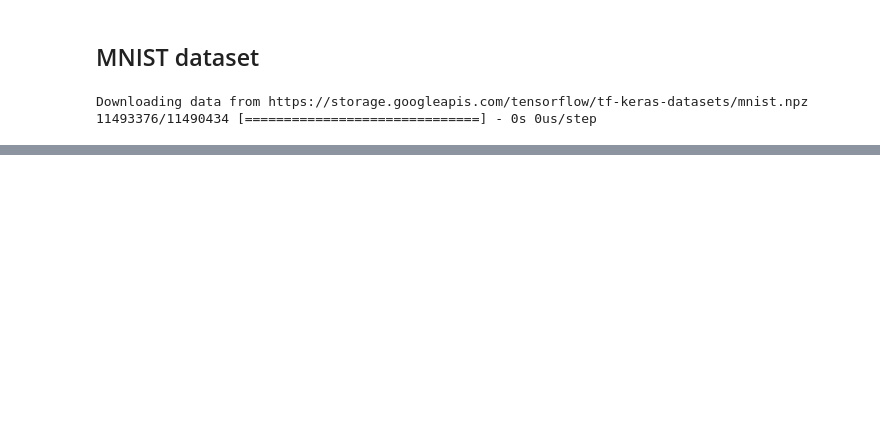
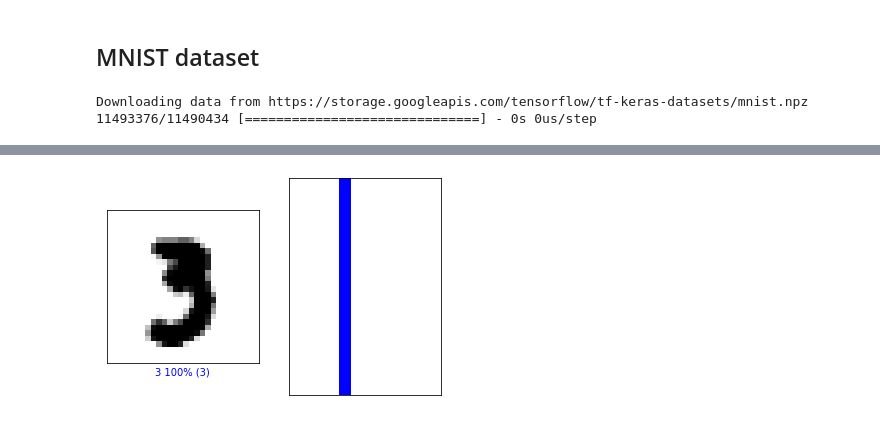
Before and after one commit to vishwanath103/MIT-DL-Course, a Jupyter notebook: MNIST_Digit_Classification.ipynb, the cells around one changed output, grey strips where cells are left out. Saved outputs shown, nothing was run; the diff lists cells and outputs as text; code cells hidden in the pictures; blank space fills up the shorter version.

```diff
--- a/MNIST_Digit_Classification.ipynb
+++ b/MNIST_Digit_Classification.ipynb
@@ -74,0 +99,26 @@ model.compile(optimizer=tf.keras.optimizers.SGD(learning_rate=1e-1),
+# %%
+def build_cnn_model():
+  cnn_model = tf.keras.Sequential([
+              # First convolutional layer
+              tf.keras.layers.Conv2D(filters=24, kernel_size=(3,3), activation=tf.nn.relu),
+
+              # First first max pooling layer
+              tf.keras.layers.MaxPool2D(pool_size=(2,2)),
+
+              # Second convolutional layer
+              tf.keras.layers.Conv2D(filters=36, kernel_size=(3,3), activation=tf.nn.relu),
+
+              # Secong max pooling layer
+              tf.keras.layers.MaxPool2D(pool_size=(2,2)),
+
+              tf.keras.layers.Flatten(),
+              tf.keras.layers.Dense(128, activation=tf.nn.relu),
+
+              # Dense layer to output the classification probabilities
+              tf.keras.layers.Dense(10, activation=tf.nn.softmax)
+  ])
+  return cnn_model
+
+cnn_model = build_cnn_model()
+cnn_model.predict(train_images[[0]])
+print(cnn_model.summary())
@@ -74,0 +143,6 @@ model.compile(optimizer=tf.keras.optimizers.SGD(learning_rate=1e-1),
+# %%
+cnn_model.compile(optimizer=tf.keras.optimizers.SGD(learning_rate=1e-1),
+                  loss = 'sparse_categorical_crossentropy',
+                  metrics=['accuracy'])
+# %%
+cnn_model.fit(train_images, train_labels, batch_size=BATCH_SIZE, epochs=EPOCHS)
@@ -74,0 +169,2 @@ model.compile(optimizer=tf.keras.optimizers.SGD(learning_rate=1e-1),
+# %%
+predictions = cnn_model.predict(test_images)
@@ -74,0 +189,10 @@ model.compile(optimizer=tf.keras.optimizers.SGD(learning_rate=1e-1),
+# %%
+#@title Change the slider to look at the model's predictions! { run: "auto" }
+
+image_index = 93 #@param {type:"slider", min:0, max:100, step:1}
+plt.subplot(1,2,1)
+mdl.lab2.plot_image_prediction(image_index, predictions, test_labels, test_images)
+plt.subplot(1,2,2)
+mdl.lab2.plot_value_prediction(image_index, predictions,  test_labels)
+# %% [output]
+[figure, added]
```
Also changed, not shown: parts of 12 cells of this notebook.
